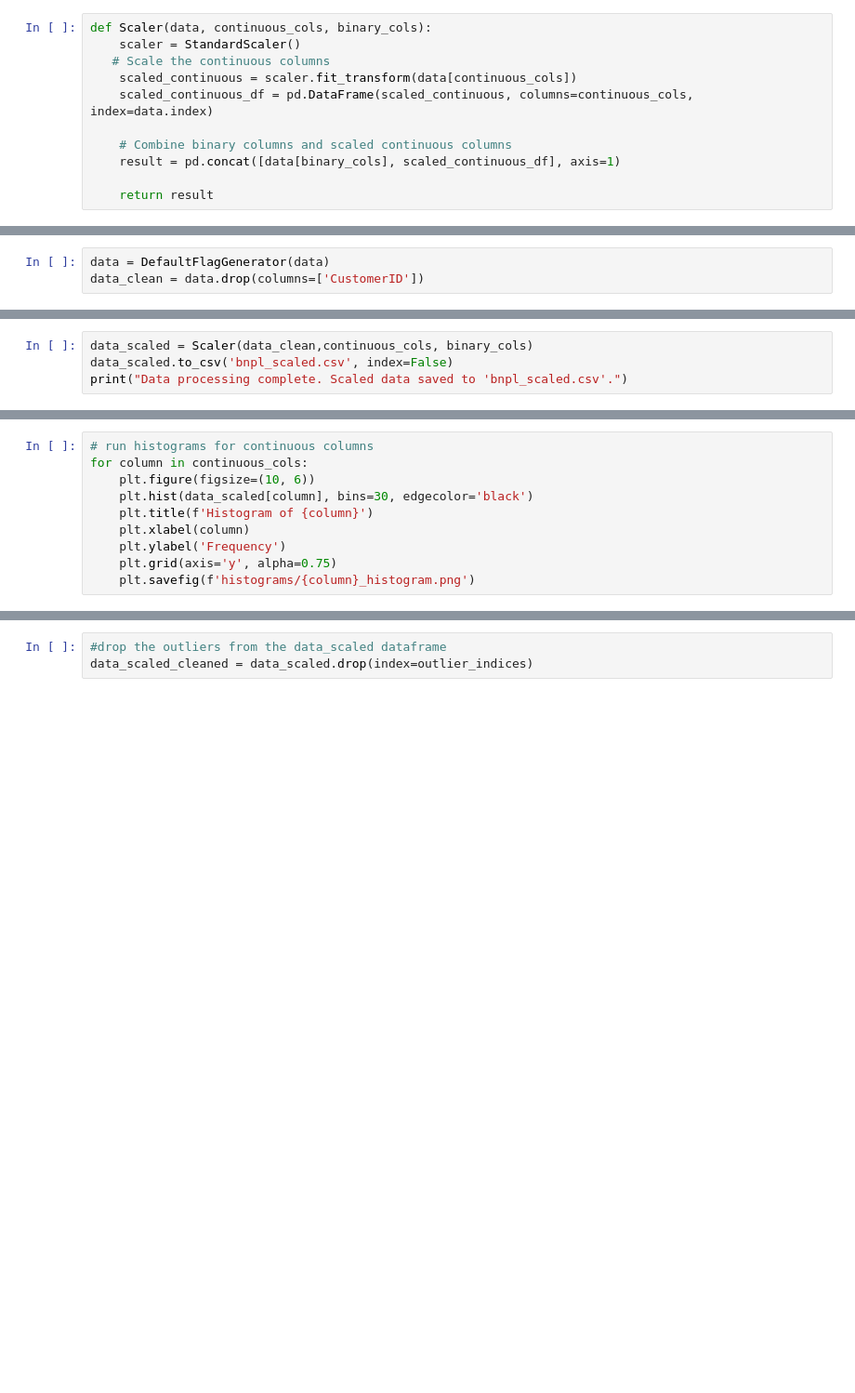
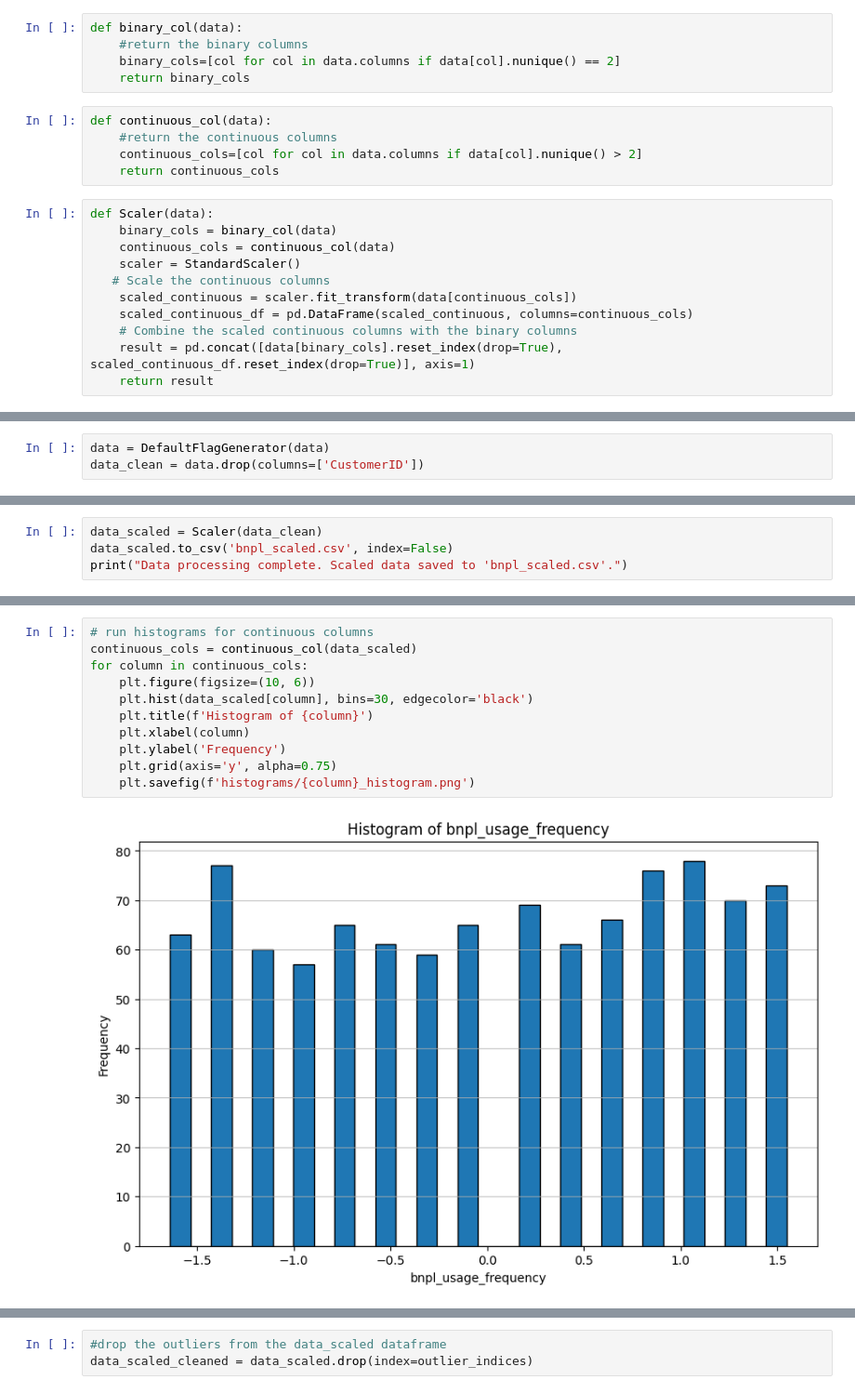
Before and after one commit to IsmailZei/Credit-Risk-Models-in-BNPL, a Jupyter notebook: test.ipynb, the cells around one changed output, grey strips where cells are left out. Shown at 93% size. Drawn from its saved outputs; the diff is of its cells as text; blank space fills up the shorter version.

```diff
--- a/test.ipynb
+++ b/test.ipynb
@@ -31,16 +32,26 @@ def DefaultFlagGenerator(df):
         ) >= 3 # Must meet at least 3 of the 5 conditions
     df['default_flag'] = default_flag.astype(int)
     return df
+# %%
+def binary_col(data):
+    #return the binary columns
+    binary_cols=[col for col in data.columns if data[col].nunique() == 2]
+    return binary_cols
+# %%
+def continuous_col(data):
+    #return the continuous columns
+    continuous_cols=[col for col in data.columns if data[col].nunique() > 2]
+    return continuous_cols
 # %%
-def Scaler(data, continuous_cols, binary_cols):
+def Scaler(data):
+    binary_cols = binary_col(data)
+    continuous_cols = continuous_col(data)
     scaler = StandardScaler()
    # Scale the continuous columns
     scaled_continuous = scaler.fit_transform(data[continuous_cols])
-    scaled_continuous_df = pd.DataFrame(scaled_continuous, columns=continuous_cols, index=data.index)
-
-    # Combine binary columns and scaled continuous columns
-    result = pd.concat([data[binary_cols], scaled_continuous_df], axis=1)
-
+    scaled_continuous_df = pd.DataFrame(scaled_continuous, columns=continuous_cols)
+    # Combine the scaled continuous columns with the binary columns
+    result = pd.concat([data[binary_cols].reset_index(drop=True), scaled_continuous_df.reset_index(drop=True)], axis=1)
     return result
 # %%
 #open file bnpl
@@ -61,4 +103,4 @@ print("Continuous columns:", continuous_cols)
 # %%
-data_scaled = Scaler(data_clean,continuous_cols, binary_cols)
+data_scaled = Scaler(data_clean)
 data_scaled.to_csv('bnpl_scaled.csv', index=False)
 print("Data processing complete. Scaled data saved to 'bnpl_scaled.csv'.")
@@ -65,10 +109,13 @@ print("Data processing complete. Scaled data saved to 'bnpl_scaled.csv'.")
 # %%
 # run histograms for continuous columns
+continuous_cols = continuous_col(data_scaled)
 for column in continuous_cols:
     plt.figure(figsize=(10, 6))
     plt.hist(data_scaled[column], bins=30, edgecolor='black')
     plt.title(f'Histogram of {column}')
     plt.xlabel(column)
     plt.ylabel('Frequency')
     plt.grid(axis='y', alpha=0.75)
     plt.savefig(f'histograms/{column}_histogram.png')
+# %% [output]
+[figure, added]
```
Also changed, not shown: parts of 29 cells of this notebook, 7 other files.
